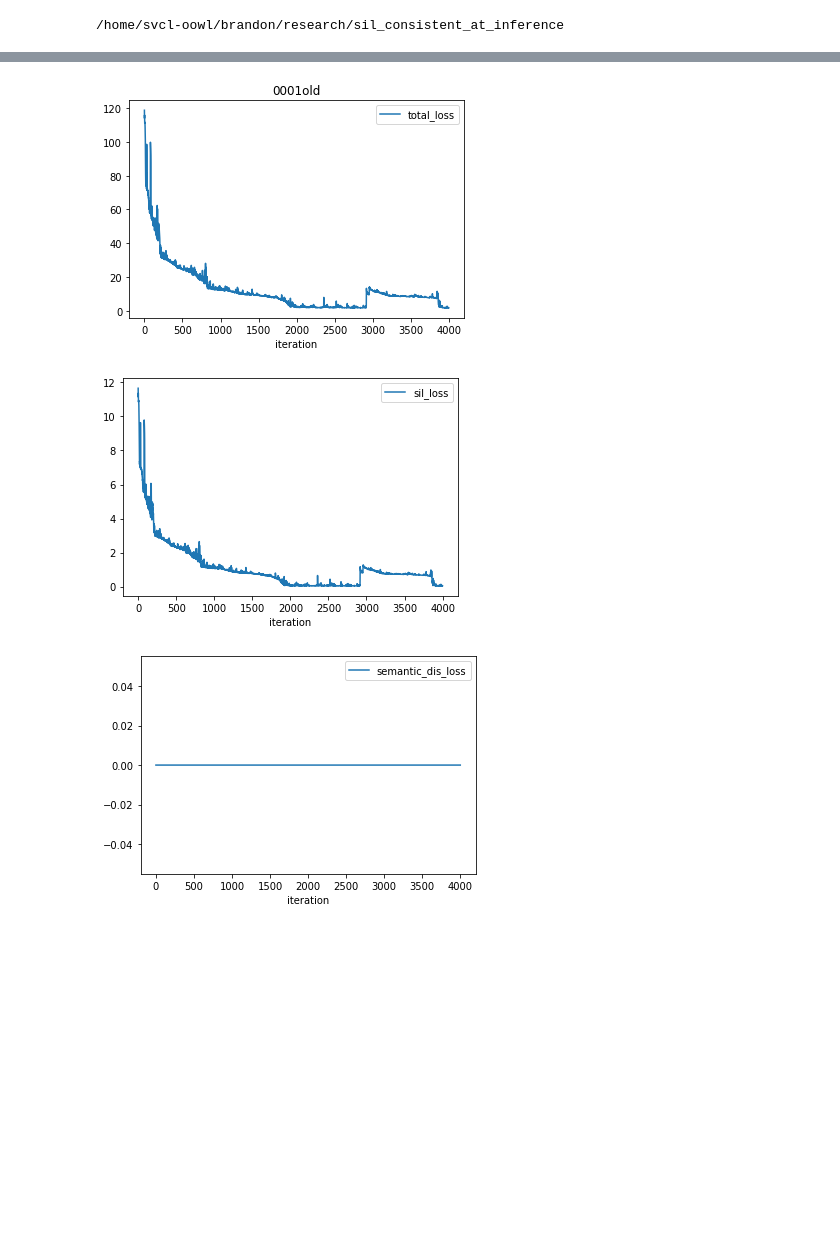
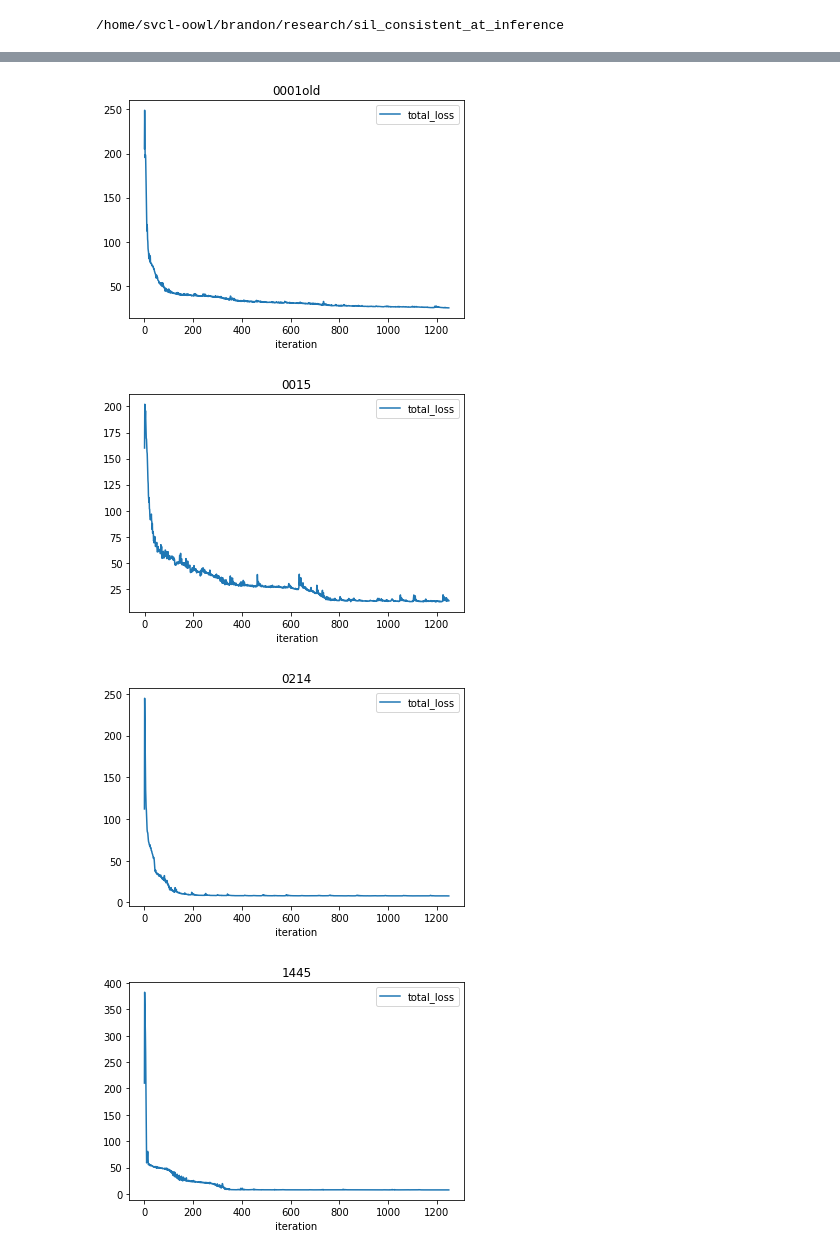
Before and after one commit to b7leung/sil_consistent_at_inference, a Jupyter notebook: notebooks/postprocess_dataset.ipynb, the cells around one changed output, grey strips where cells are left out. Cells and saved outputs as stored; diff of their text form; code cells hidden in the pictures; blank space fills up the shorter version.

Commit message:
refining whole dataset

```diff
--- a/notebooks/postprocess_dataset.ipynb
+++ b/notebooks/postprocess_dataset.ipynb
@@ -125,8 +146,9 @@ def show_meshes(cfg, device, saved_model_path, gt_shapes_dict, only_show_instanc
                 plt.pause(0.05)
 # %%
-cfg_path = "configs/testing.yaml"
+cfg_path = "configs/refine.yaml"
 exp_name = "processed"
 gt_shapes_path = "/home/svcl-oowl/brandon/research/sil_consistent_at_inference/data_evaluation/pix3d_chair/pix3d_chair_gt_shapes.lst"
+
 
 cfg = utils.load_config(cfg_path, "configs/default.yaml")
 device = torch.device("cuda:0")
@@ -136,3 +158,4 @@ with open(gt_shapes_path, 'r') as f:
     for line in f:
         if line != "":
             gt_shapes_dict[line.split(" ")[0]] = line.split(" ")[1]
+processed_model_path = cfg['dataset']['input_dir_mesh']+"_{}".format(exp_name)
@@ -174,23 +178,24 @@ Metrics after refinement -- 2d IoU: 0.8499795193883124, 3d IoU: 0.01694383472204
 # %%
 # show training loss info
 # getting paths of all loss info pickled files
 input_dir_mesh = cfg['dataset']['input_dir_mesh']
 output_dir = "{}_{}".format(input_dir_mesh, exp_name)
 cached_loss_info_paths = list(Path(output_dir).rglob('loss_info.p'))
 
 for path in cached_loss_info_paths:
     dataset_loss_info = pickle.load(open(path, "rb"))
     for instance_name in dataset_loss_info:
         loss_info = dataset_loss_info[instance_name]
         loss_info.plot.line(x='iteration', y='total_loss', title="{}".format(instance_name))
-        loss_info.plot.line(x='iteration', y='sil_loss')
+        #loss_info.plot.line(x='iteration', y='sil_loss')
         #loss_info.plot.line(x='iteration', y='img_sym_loss')
         #loss_info.plot.line(x='iteration', y='vertex_sym_loss')
         #loss_info.plot.line(x='iteration', y='l2_loss')
         #loss_info.plot.line(x='iteration', y='lap_smoothness_loss')
         #loss_info.plot.line(x='iteration', y='normal_consistency_loss')
-        loss_info.plot.line(x='iteration', y='semantic_dis_loss')
+        #loss_info.plot.line(x='iteration', y='semantic_dis_loss')
 # %% [output]
-[figure, old version]
+[figure, new version]
-[figure, old version]
+[figure, new version]
-[figure, old version]
+[figure, new version]
+[figure, added]
```
Also changed, not shown: parts of 5 cells of this notebook, 10 other files.
